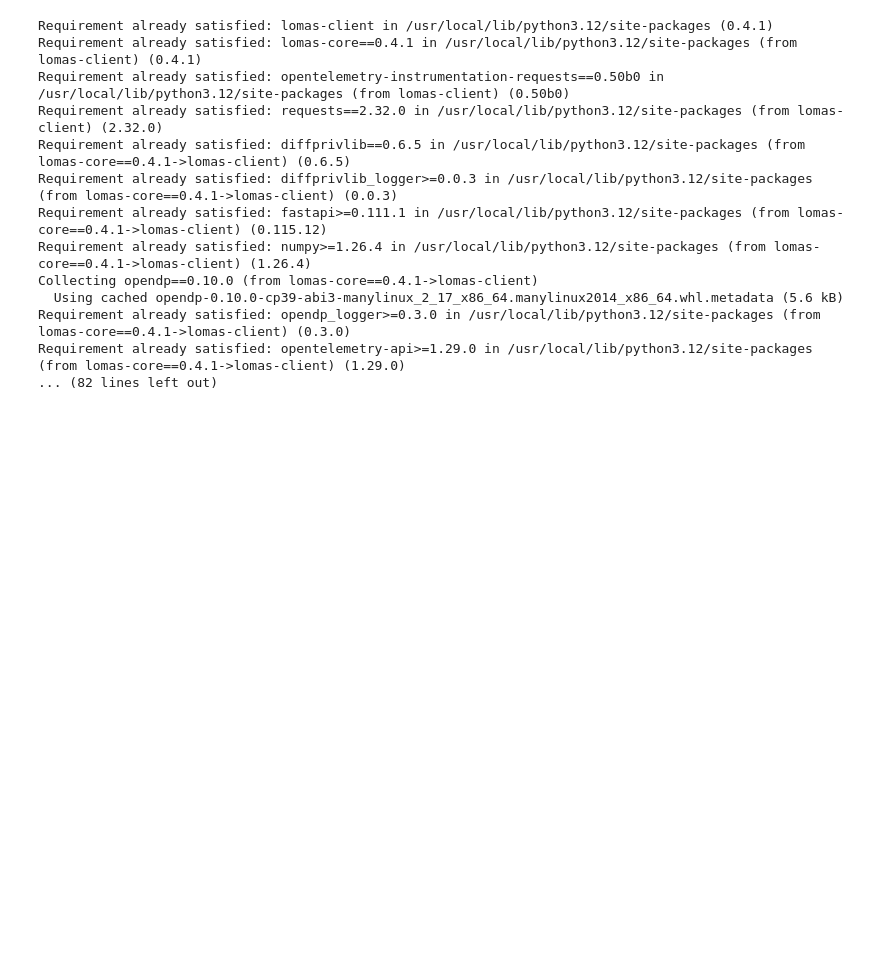
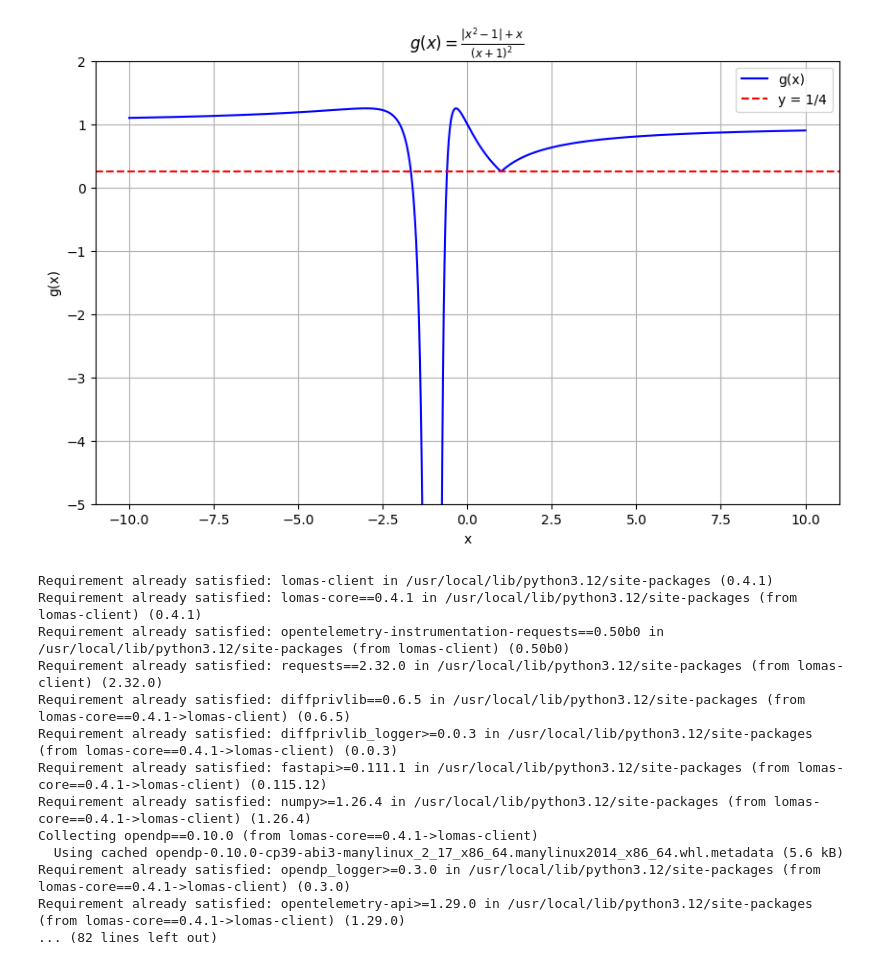
Before and after one commit to InseeFrLab/diff-privacy, a Jupyter notebook: lomas_client.ipynb, the cells around one changed output. Saved outputs shown, nothing was run; the diff lists cells and outputs as text; code cells hidden in the pictures; blank space fills up the shorter version.

```diff
--- a/lomas_client.ipynb
+++ b/lomas_client.ipynb
@@ -1,3 +1,30 @@
+# %%
+import numpy as np
+import matplotlib.pyplot as plt
+
+def g(x):
+    return (np.abs(x**2 - 1) + x) / (x + 1)**2
+
+# Domaine : on évite x = -1
+x1 = np.linspace(-10, -1.001, 2000)
+x2 = np.linspace(-0.999, 10, 2000)
+
+plt.figure(figsize=(10, 6))
+plt.plot(x1, g(x1), 'b', label='g(x)')
+plt.plot(x2, g(x2), 'b')
+
+# Asymptote verticale
+plt.axhline(1/4, color='r', linestyle='--', label='y = 1/4')
+
+plt.ylim(-5, 2)  # ajuster selon l’amplitude
+plt.xlabel('x')
+plt.ylabel('g(x)')
+plt.title(r'$g(x) = \frac{|x^2 - 1| + x}{(x + 1)^2}$')
+plt.grid(True)
+plt.legend()
+plt.show()
+# %% [output]
+[figure, added]
 # %%
 %pip install lomas-client
 # %% [output]
```
Also changed, not shown: 2 other files.
